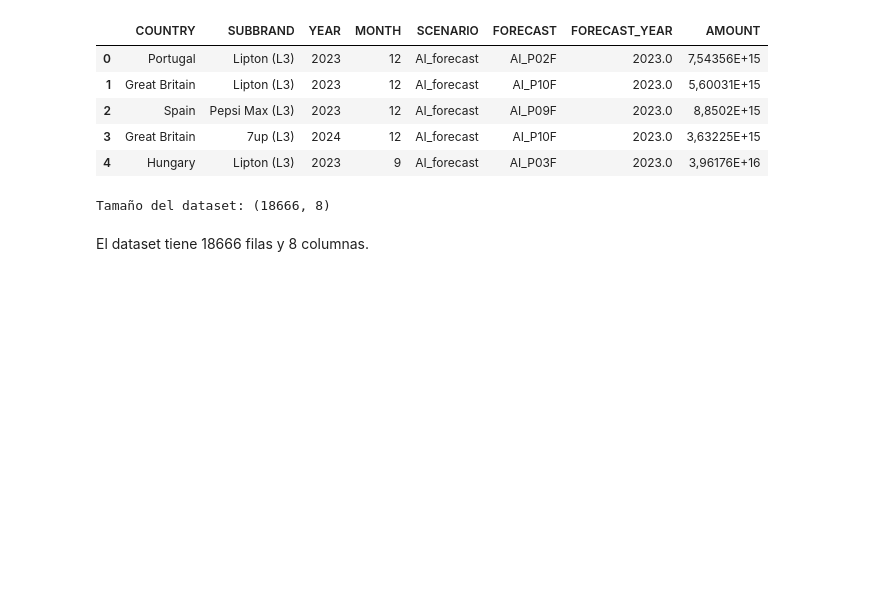
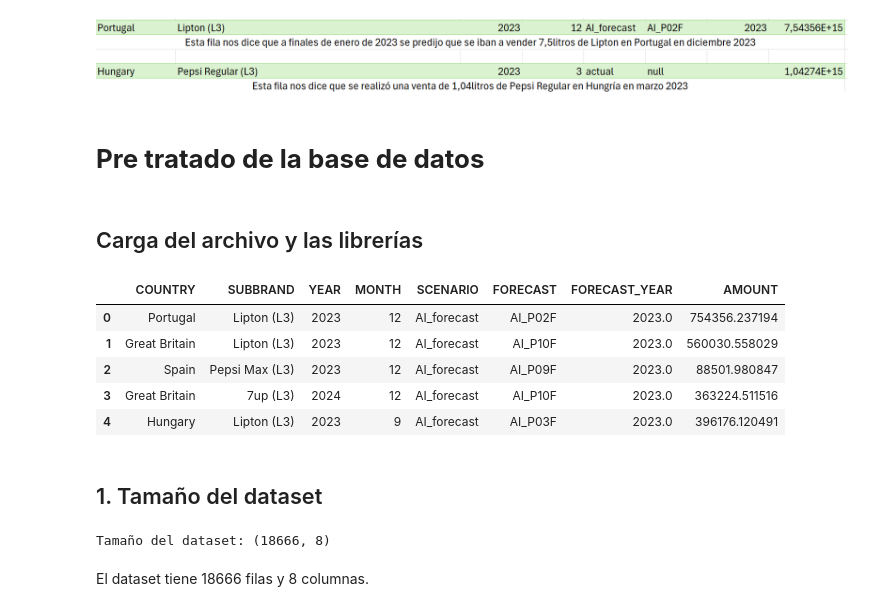
Before and after one commit to claudiaesnarrizaga/UFV-visualizacion, a Jupyter notebook: EJERCICIOS CLASE/CLASE2_EJERCICIO_VENTAS.ipynb, the cells around one changed output. Saved outputs shown, nothing was run; the diff lists cells and outputs as text; code cells hidden in the pictures; blank space fills up the shorter version.

```diff
--- a/EJERCICIOS CLASE/CLASE2_EJERCICIO_VENTAS.ipynb
+++ b/EJERCICIOS CLASE/CLASE2_EJERCICIO_VENTAS.ipynb
@@ -10,18 +26,29 @@
+# %% [markdown]
+![image.png](embedded-picture-1)
+# %% [markdown]
+# **Pre tratado de la base de datos**
+# %% [markdown]
+## Carga del archivo y las librerías
 # %%
 import pandas as pd
+import matplotlib.pyplot as plt
+import numpy as np
 
 # Enlace al archivo CSV en la versión "raw" de GitHub
-url = 'https://raw.githubusercontent.com/claudiaesnarrizaga/UFV-visualizacion/refs/heads/main/EJERCICIOS%20CLASE/datos_ejercicio_ventas.csv?token=GHSAT0AAAAAACYZ65SFLHWON6YS7RE32D36ZYSSOCQ'
-# Leer el archivo CSV directamente desde GitHub
-df = pd.read_csv(url, sep = ';')
+url = 'https://raw.githubusercontent.com/claudiaesnarrizaga/UFV-visualizacion/refs/heads/main/EJERCICIOS%20CLASE/datos_ejercicio_ventas.csv?token=GHSAT0AAAAAAC2CQIOZ4DNTML7ROZBKSZ2CZZLXSYA'
+
+# Leer el archivo CSV ignorando las columnas adicionales generadas por los delimitadores
+ventas = pd.read_csv(url, sep=',', usecols=lambda column: column not in ['', None])
 
 # Mostrar las primeras 5 filas del DataFrame
-df.head()
+ventas.head()
 # %% [output]
 |  | COUNTRY | SUBBRAND | YEAR | MONTH | SCENARIO | FORECAST | FORECAST_YEAR | AMOUNT |
-| 0 | Portugal | Lipton (L3) | 2023 | 12 | AI_forecast | AI_P02F | 2023.0 | 7,54356E+15 |
-| 1 | Great Britain | Lipton (L3) | 2023 | 12 | AI_forecast | AI_P10F | 2023.0 | 5,60031E+15 |
-| 2 | Spain | Pepsi Max (L3) | 2023 | 12 | AI_forecast | AI_P09F | 2023.0 | 8,8502E+15 |
-| 3 | Great Britain | 7up (L3) | 2024 | 12 | AI_forecast | AI_P10F | 2023.0 | 3,63225E+15 |
-| 4 | Hungary | Lipton (L3) | 2023 | 9 | AI_forecast | AI_P03F | 2023.0 | 3,96176E+16 |
+| 0 | Portugal | Lipton (L3) | 2023 | 12 | AI_forecast | AI_P02F | 2023.0 | 754356.237194 |
+| 1 | Great Britain | Lipton (L3) | 2023 | 12 | AI_forecast | AI_P10F | 2023.0 | 560030.558029 |
+| 2 | Spain | Pepsi Max (L3) | 2023 | 12 | AI_forecast | AI_P09F | 2023.0 | 88501.980847 |
+| 3 | Great Britain | 7up (L3) | 2024 | 12 | AI_forecast | AI_P10F | 2023.0 | 363224.511516 |
+| 4 | Hungary | Lipton (L3) | 2023 | 9 | AI_forecast | AI_P03F | 2023.0 | 396176.120491 |
+# %% [markdown]
+## 1. Tamaño del dataset
 # %%
```
Also changed, not shown: parts of 138 cells of this notebook.
